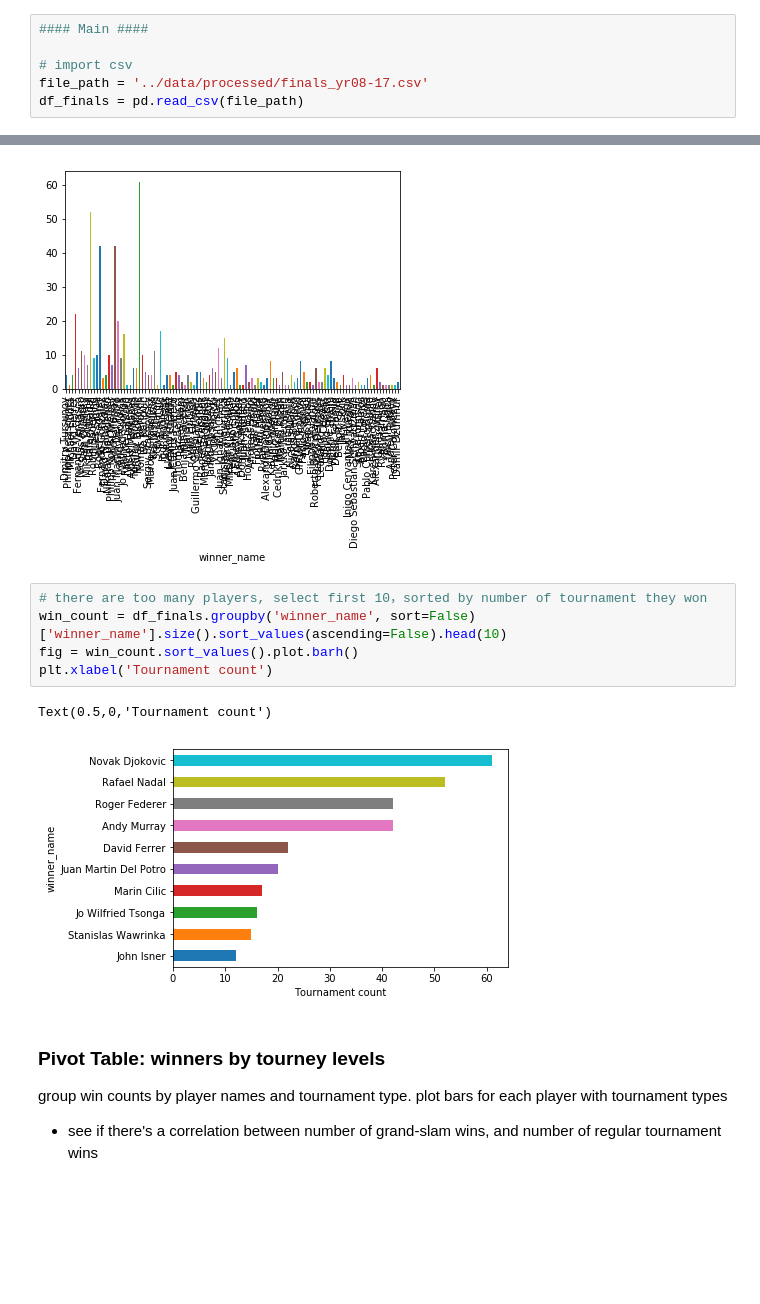
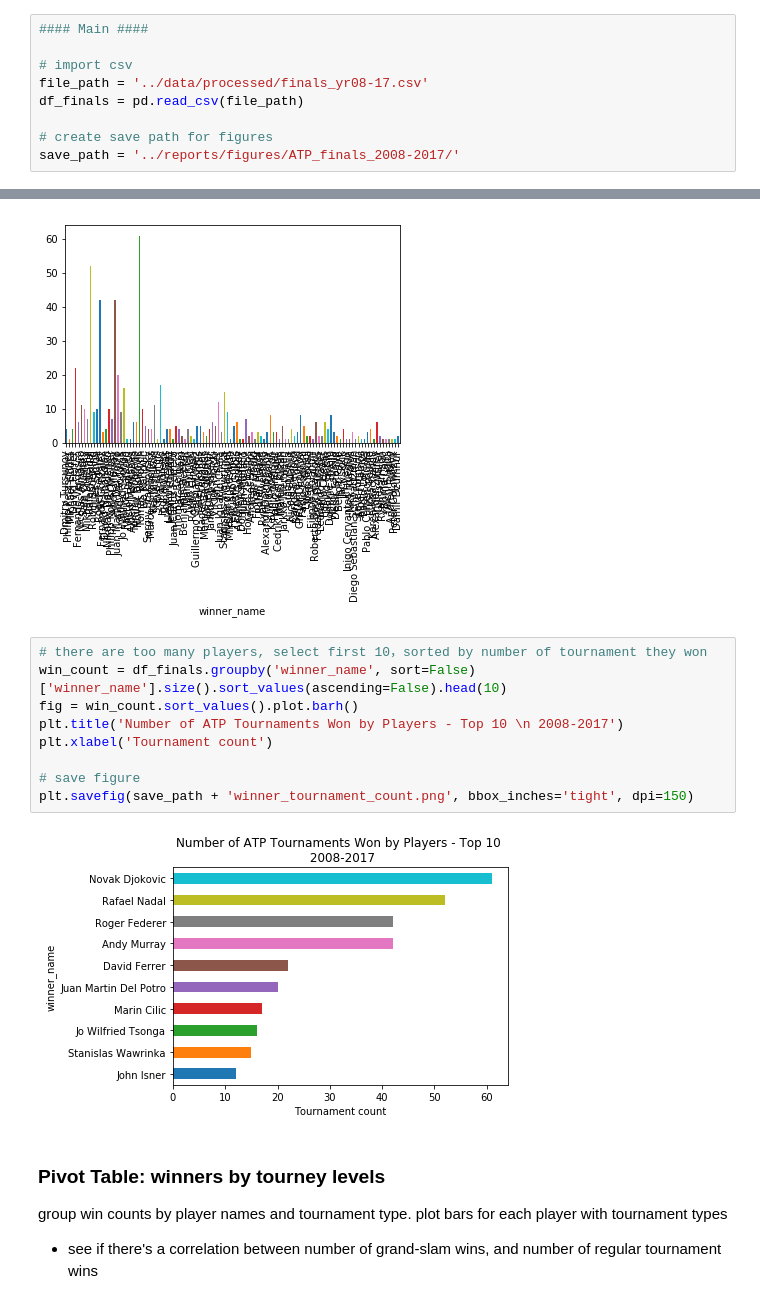
Before and after one commit to Linn39/Tennis_Analysis, a Jupyter notebook: notebooks/ATP_finals_yr08-17.ipynb, the cells around one changed output, grey strips where cells are left out. Drawn from its saved outputs; the diff is of its cells as text; blank space fills up the shorter version.

```diff
--- a/notebooks/ATP_finals_yr08-17.ipynb
+++ b/notebooks/ATP_finals_yr08-17.ipynb
@@ -23,6 +23,9 @@ from sklearn import linear_model
 # import csv
 file_path = '../data/processed/finals_yr08-17.csv'
 df_finals = pd.read_csv(file_path)
+
+# create save path for figures
+save_path = '../reports/figures/ATP_finals_2008-2017/'
 # %% [markdown]
 ## Explore ages of players
 # %%
@@ -96,11 +102,14 @@ fig = GS_count.plot.bar()
 # %%
 # there are too many players, select first 10，sorted by number of tournament they won
 win_count = df_finals.groupby('winner_name', sort=False)['winner_name'].size().sort_values(ascending=False).head(10)
 fig = win_count.sort_values().plot.barh()
+plt.title('Number of ATP Tournaments Won by Players - Top 10 \n 2008-2017')
 plt.xlabel('Tournament count')
+
+# save figure
+plt.savefig(save_path + 'winner_tournament_count.png', bbox_inches='tight', dpi=150)
 # %% [output]
-Text(0.5,0,'Tournament count')
-[figure, old version]
+[figure, new version]
 # %% [markdown]
 ### Pivot Table: winners by tourney levels
 group win counts by player names and tournament type. plot bars for each player with tournament types
```
Also changed, not shown: parts of 1 cell of this notebook, 3 other files.
